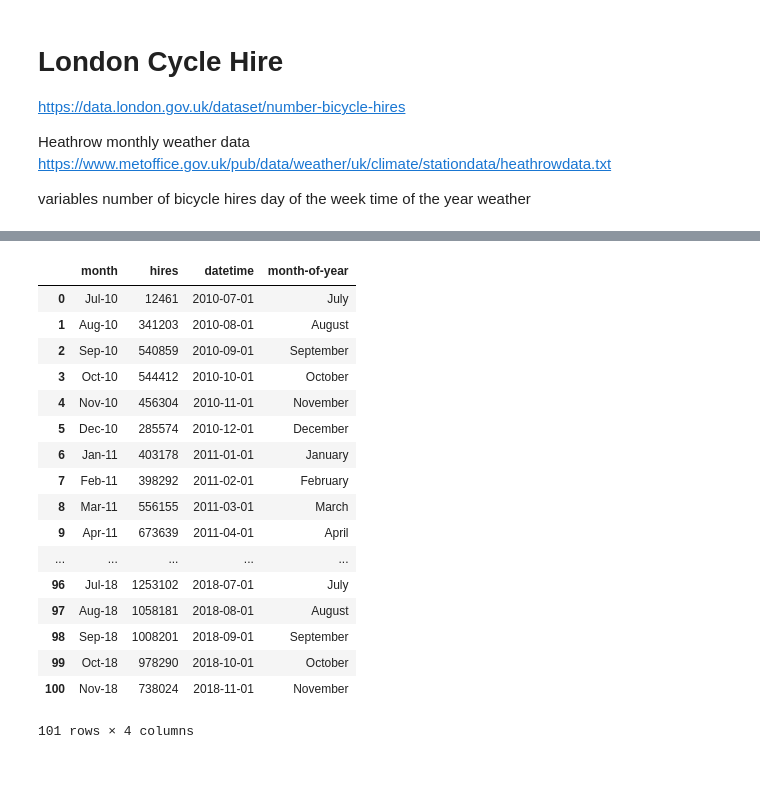
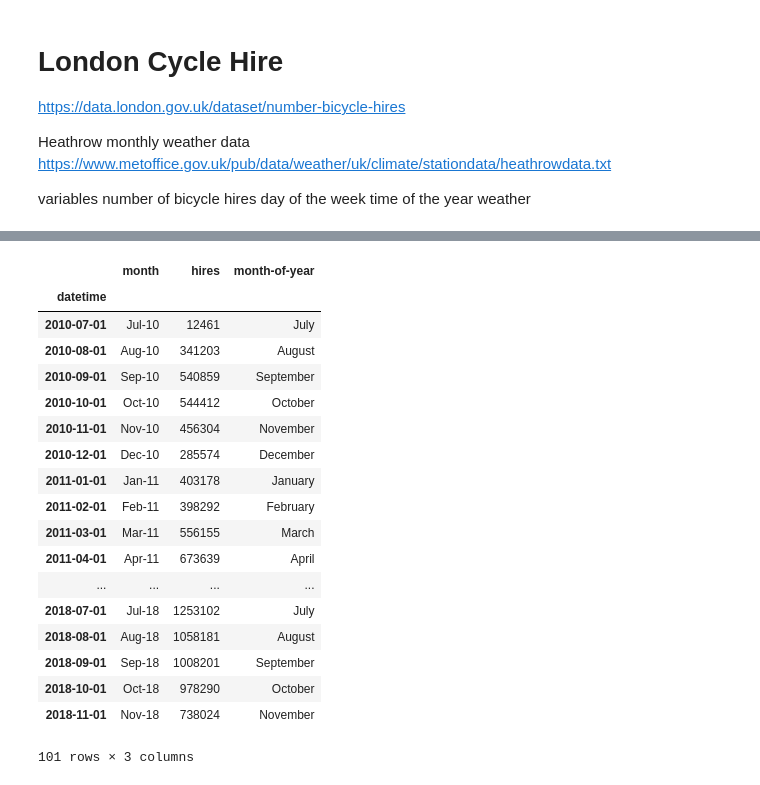
Before and after one commit to tommirrington/Simulated-Data, a Jupyter notebook: Simulated_Data.ipynb, the cells around one changed output, grey strips where cells are left out. Cells and saved outputs as stored; diff of their text form; code cells hidden in the pictures.

```diff
--- a/Simulated_Data.ipynb
+++ b/Simulated_Data.ipynb
@@ -47,23 +53,28 @@ daily
 # %%
 monthly['datetime'] = pd.to_datetime(monthly['month'], format='%b-%y')
 monthly['month-of-year'] = monthly['datetime'].dt.month_name()
+
+#reindex using datetime
+monthly = monthly.set_index('datetime')
+
 monthly
 # %% [output]
-|  | month | hires | datetime | month-of-year |
-| 0 | Jul-10 | 12461 | 2010-07-01 | July |
-| 1 | Aug-10 | 341203 | 2010-08-01 | August |
-| 2 | Sep-10 | 540859 | 2010-09-01 | September |
-| 3 | Oct-10 | 544412 | 2010-10-01 | October |
-| 4 | Nov-10 | 456304 | 2010-11-01 | November |
-| 5 | Dec-10 | 285574 | 2010-12-01 | December |
-| 6 | Jan-11 | 403178 | 2011-01-01 | January |
-| 7 | Feb-11 | 398292 | 2011-02-01 | February |
-| 8 | Mar-11 | 556155 | 2011-03-01 | March |
-| 9 | Apr-11 | 673639 | 2011-04-01 | April |
-| ... | ... | ... | ... | ... |
-| 96 | Jul-18 | 1253102 | 2018-07-01 | July |
-| 97 | Aug-18 | 1058181 | 2018-08-01 | August |
-| 98 | Sep-18 | 1008201 | 2018-09-01 | September |
-| 99 | Oct-18 | 978290 | 2018-10-01 | October |
-| 100 | Nov-18 | 738024 | 2018-11-01 | November |
+|  | month | hires | month-of-year |
+| datetime |  |  |  |
+| 2010-07-01 | Jul-10 | 12461 | July |
+| 2010-08-01 | Aug-10 | 341203 | August |
+| 2010-09-01 | Sep-10 | 540859 | September |
+| 2010-10-01 | Oct-10 | 544412 | October |
+| 2010-11-01 | Nov-10 | 456304 | November |
+| 2010-12-01 | Dec-10 | 285574 | December |
+| 2011-01-01 | Jan-11 | 403178 | January |
+| 2011-02-01 | Feb-11 | 398292 | February |
+| 2011-03-01 | Mar-11 | 556155 | March |
+| 2011-04-01 | Apr-11 | 673639 | April |
+| ... | ... | ... | ... |
+| 2018-07-01 | Jul-18 | 1253102 | July |
+| 2018-08-01 | Aug-18 | 1058181 | August |
+| 2018-09-01 | Sep-18 | 1008201 | September |
+| 2018-10-01 | Oct-18 | 978290 | October |
+| 2018-11-01 | Nov-18 | 738024 | November |
-101 rows × 4 columns
+101 rows × 3 columns
```
Also changed, not shown: parts of 15 cells of this notebook.
